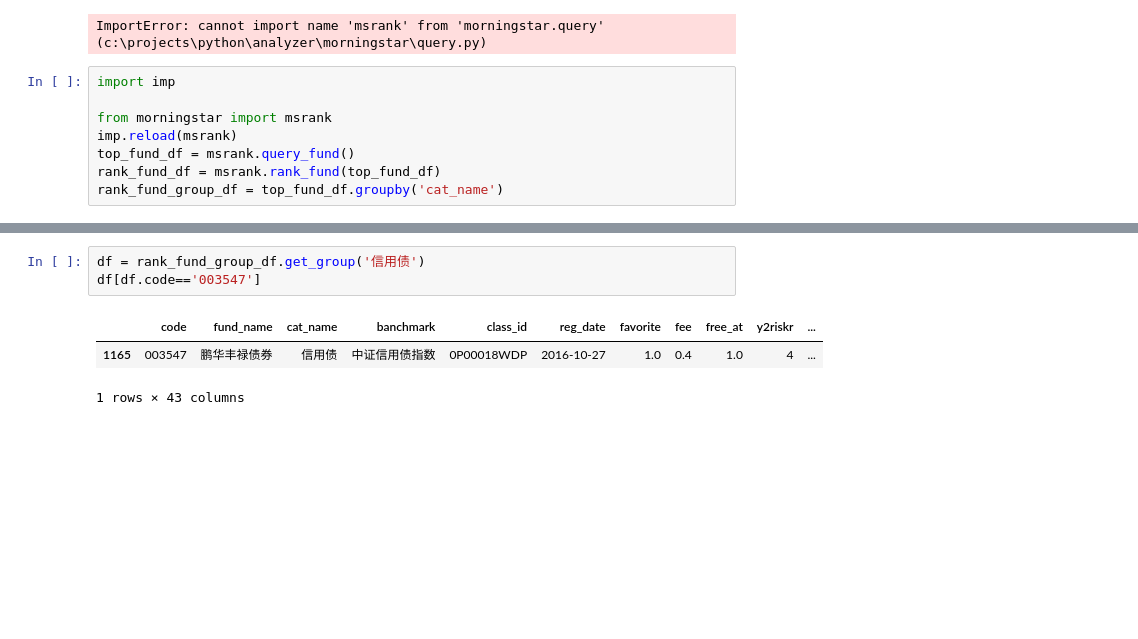
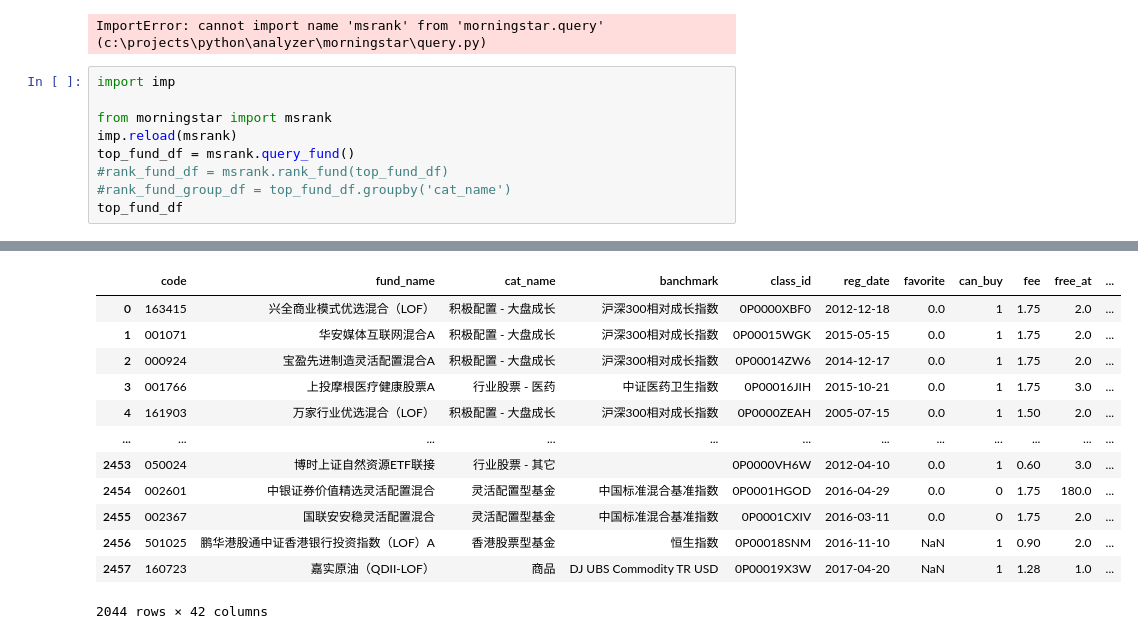
Before and after one commit to chariothy/analyzer, a Jupyter notebook: msrank.ipynb, the cells around one changed output, grey strips where cells are left out. Cells and saved outputs as stored; diff of their text form; blank space fills up the shorter version.

```diff
--- a/msrank.ipynb
+++ b/msrank.ipynb
@@ -26,6 +26,7 @@ import imp
 from morningstar import msrank
 imp.reload(msrank)
 top_fund_df = msrank.query_fund()
-rank_fund_df = msrank.rank_fund(top_fund_df)
-rank_fund_group_df = top_fund_df.groupby('cat_name')
+#rank_fund_df = msrank.rank_fund(top_fund_df)
+#rank_fund_group_df = top_fund_df.groupby('cat_name')
+top_fund_df
 # %% [output]
@@ -49,7 +50,13 @@ AND p.portfolio_date = (SELECT MAX(portfolio_date) FROM spd_ms_fund_portfolio WH
+|  | code | fund_name | cat_name | banchmark | class_id | reg_date | favorite | can_buy | fee | free_at | ... |
+| 0 | 163415 | 兴全商业模式优选混合（LOF） | 积极配置 - 大盘成长 | 沪深300相对成长指数 | 0P0000XBF0 | 2012-12-18 | 0.0 | 1 | 1.75 | 2.0 | ... |
+| 1 | 001071 | 华安媒体互联网混合A | 积极配置 - 大盘成长 | 沪深300相对成长指数 | 0P00015WGK | 2015-05-15 | 0.0 | 1 | 1.75 | 2.0 | ... |
+| 2 | 000924 | 宝盈先进制造灵活配置混合A | 积极配置 - 大盘成长 | 沪深300相对成长指数 | 0P00014ZW6 | 2014-12-17 | 0.0 | 1 | 1.75 | 2.0 | ... |
+| 3 | 001766 | 上投摩根医疗健康股票A | 行业股票 - 医药 | 中证医药卫生指数 | 0P00016JIH | 2015-10-21 | 0.0 | 1 | 1.75 | 3.0 | ... |
+| 4 | 161903 | 万家行业优选混合（LOF） | 积极配置 - 大盘成长 | 沪深300相对成长指数 | 0P0000ZEAH | 2005-07-15 | 0.0 | 1 | 1.50 | 2.0 | ... |
+| ... | ... | ... | ... | ... | ... | ... | ... | ... | ... | ... | ... |
+| 2453 | 050024 | 博时上证自然资源ETF联接 | 行业股票 - 其它 |  | 0P0000VH6W | 2012-04-10 | 0.0 | 1 | 0.60 | 3.0 | ... |
+| 2454 | 002601 | 中银证券价值精选灵活配置混合 | 灵活配置型基金 | 中国标准混合基准指数 | 0P0001HGOD | 2016-04-29 | 0.0 | 0 | 1.75 | 180.0 | ... |
+| 2455 | 002367 | 国联安安稳灵活配置混合 | 灵活配置型基金 | 中国标准混合基准指数 | 0P0001CXIV | 2016-03-11 | 0.0 | 0 | 1.75 | 2.0 | ... |
+| 2456 | 501025 | 鹏华港股通中证香港银行投资指数（LOF）A | 香港股票型基金 | 恒生指数 | 0P00018SNM | 2016-11-10 | NaN | 1 | 0.90 | 2.0 | ... |
+| 2457 | 160723 | 嘉实原油（QDII-LOF） | 商品 | DJ UBS Commodity TR USD | 0P00019X3W | 2017-04-20 | NaN | 1 | 1.28 | 1.0 | ... |
+2044 rows × 42 columns
-# %%
-df = rank_fund_group_df.get_group('信用债')
-df[df.code=='003547']
-# %% [output]
-|  | code | fund_name | cat_name | banchmark | class_id | reg_date | favorite | fee | free_at | y2riskr | ... |
-| 1165 | 003547 | 鹏华丰禄债券 | 信用债 | 中证信用债指数 | 0P00018WDP | 2016-10-27 | 1.0 | 0.4 | 1.0 | 4 | ... |
-1 rows × 43 columns
```
Also changed, not shown: parts of 4 cells of this notebook, 3 other files.
